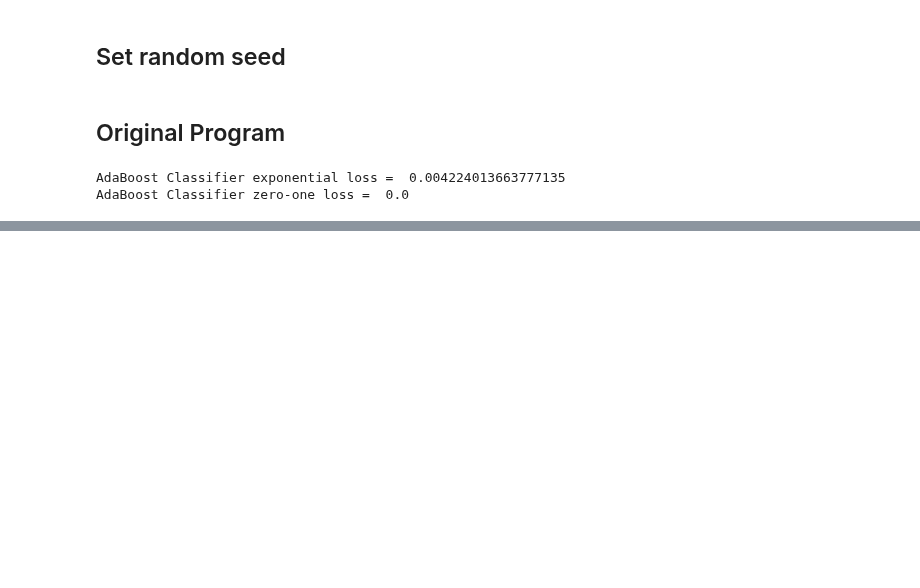
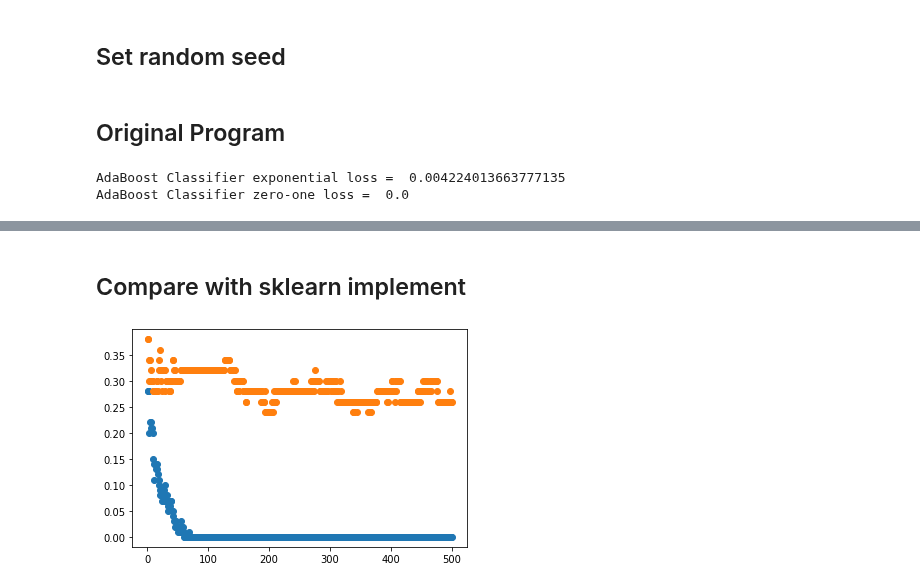
Before and after one commit to gnitnaw/Programs, a Jupyter notebook: Chapter8/AdaBoost.ipynb, the cells around one changed output, grey strips where cells are left out. Saved outputs shown, nothing was run; the diff lists cells and outputs as text; code cells hidden in the pictures; blank space fills up the shorter version.

```diff
--- a/Chapter8/AdaBoost.ipynb
+++ b/Chapter8/AdaBoost.ipynb
@@ -80,0 +165,22 @@ AdaBoost Classifier zero-one loss =  0.0
+# %% [markdown]
+## Compare with sklearn implement
+# %%
+yhat_boost3 = np.zeros(len(y))
+yhat_boost4 = np.zeros(len(y_test))
+ypre_sklearn_01 = np.zeros(BoostingRounds)
+ytest_sklearn_01 = np.zeros(BoostingRounds)
+
+for i in range(BoostingRounds):
+    clf2 = AdaBoostClassifier(n_estimators=i+1, random_state=0)
+    clf2.fit(x, y)
+    yhat_boost3 = clf2.predict(x)
+    ypre_sklearn_01[i] = zero_one_loss(y,yhat_boost3)
+
+    yhat_boost4 = clf2.predict(x_test)
+    ytest_sklearn_01[i] = zero_one_loss(y_test,yhat_boost4)
+
+plt.scatter(BB, ypre_sklearn_01)
+plt.scatter(BB, ytest_sklearn_01)
+plt.show()
+# %% [output]
+[figure, added]
```
Also changed, not shown: parts of 4 cells of this notebook.
